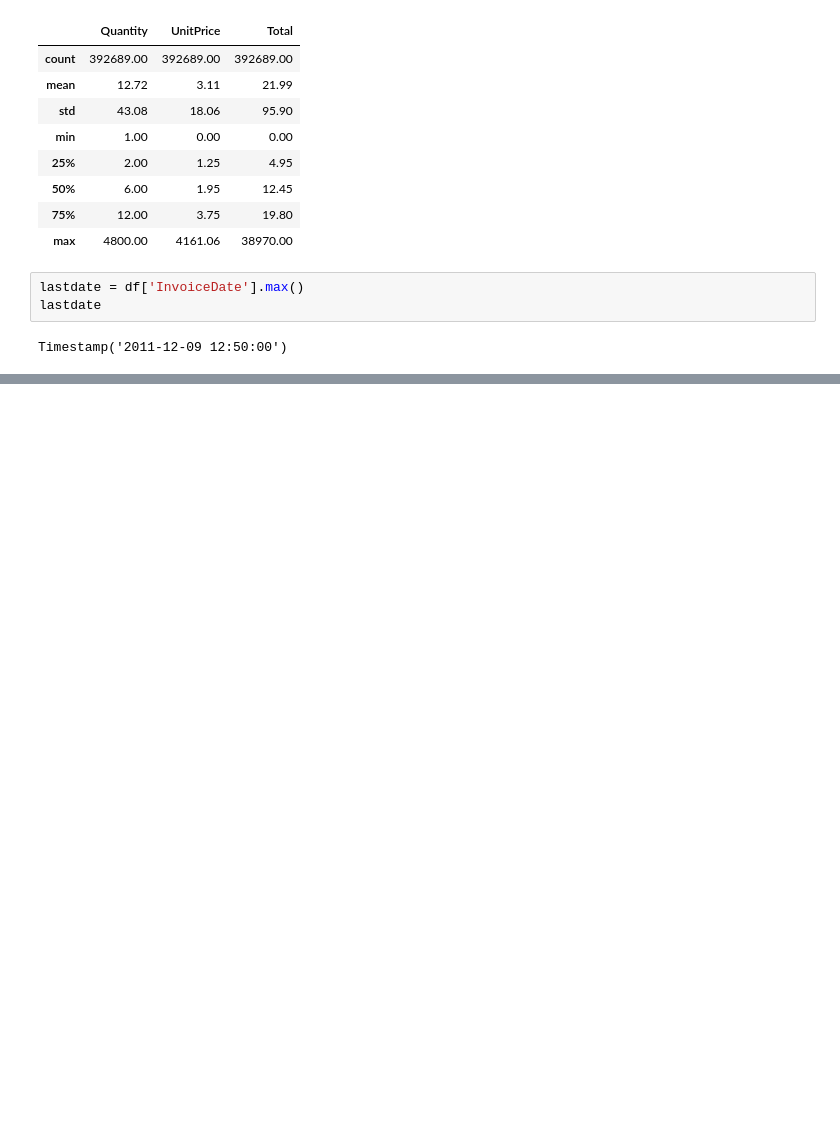
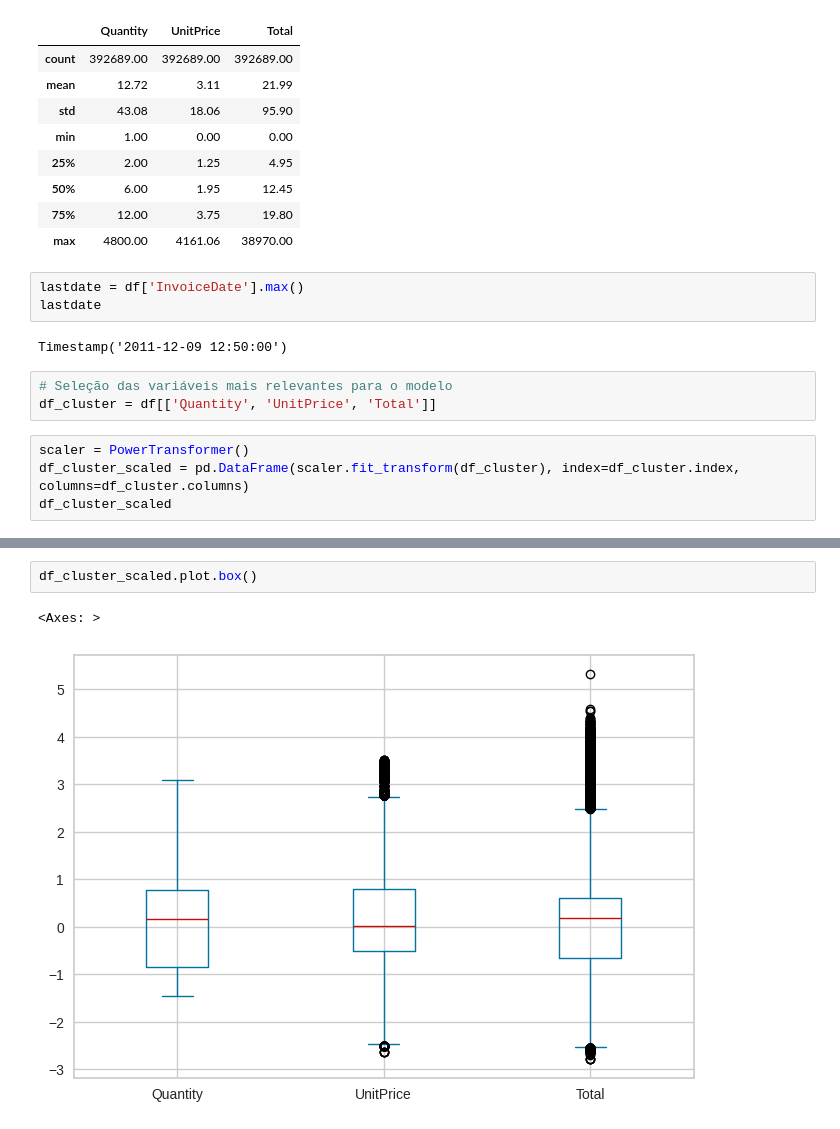
Before and after one commit to CristianMts/Escola-DNC, a Jupyter notebook: RID146016_Desafio07.ipynb, the cells around one changed output, grey strips where cells are left out. Saved outputs shown, nothing was run; the diff lists cells and outputs as text; blank space fills up the shorter version.

```diff
--- a/RID146016_Desafio07.ipynb
+++ b/RID146016_Desafio07.ipynb
@@ -194,3 +221,10 @@ lastdate = df['InvoiceDate'].max()
 lastdate
 # %% [output]
 Timestamp('2011-12-09 12:50:00')
+# %%
+# Seleção das variáveis mais relevantes para o modelo
+df_cluster = df[['Quantity', 'UnitPrice', 'Total']]
+# %%
+scaler = PowerTransformer()
+df_cluster_scaled = pd.DataFrame(scaler.fit_transform(df_cluster), index=df_cluster.index, columns=df_cluster.columns)
+df_cluster_scaled
@@ -196,0 +245,5 @@ Timestamp('2011-12-09 12:50:00')
+# %%
+df_cluster_scaled.plot.box()
+# %% [output]
+<Axes: >
+[figure, added]
```
Also changed, not shown: parts of 15 cells of this notebook.
